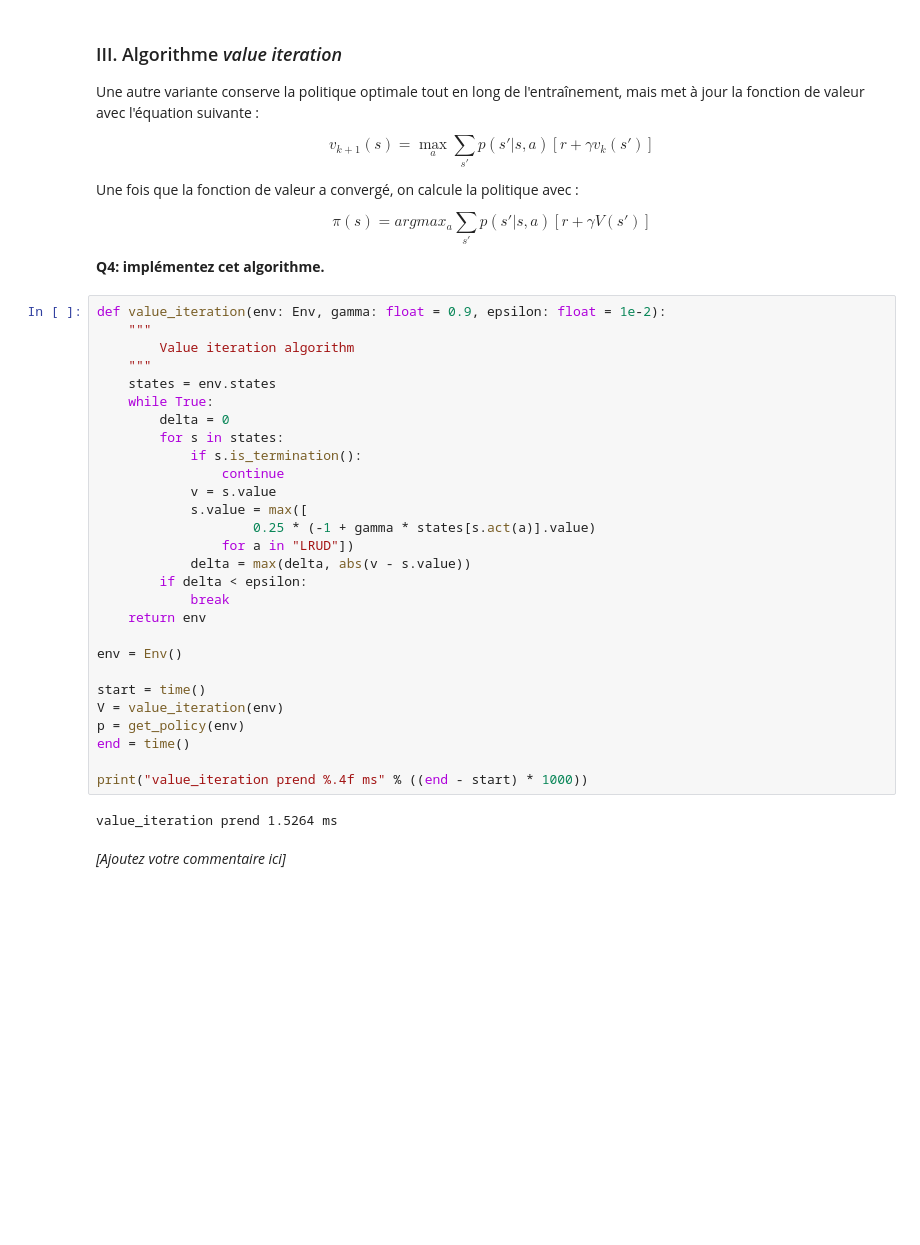
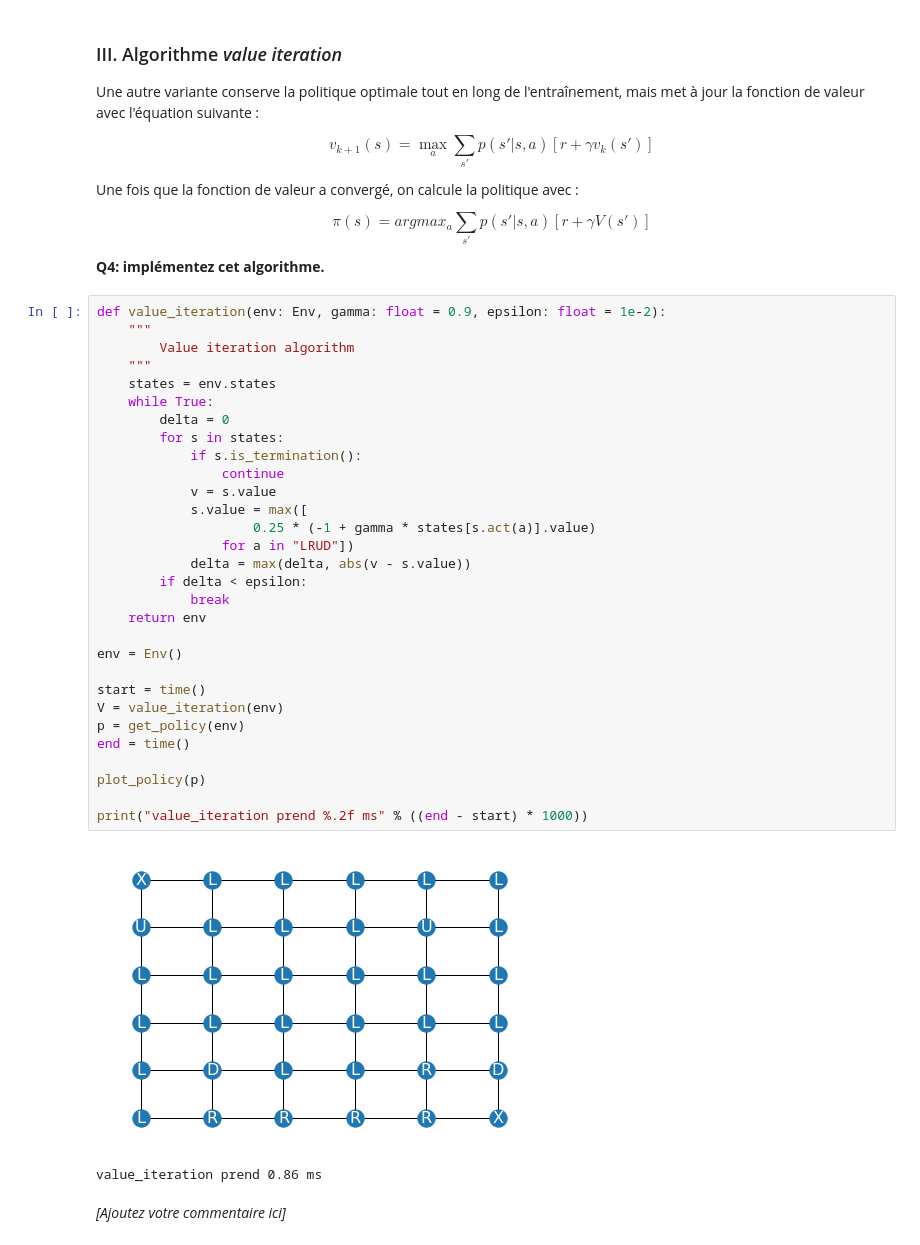
Before and after one commit to Miolith/reinforcement-learning, a Jupyter notebook: TP3.ipynb, the cells around one changed output. Drawn from its saved outputs; the diff is of its cells as text; blank space fills up the shorter version.

```diff
--- a/TP3.ipynb
+++ b/TP3.ipynb
@@ -247,33 +263,36 @@ $$\pi(s) = argmax_a \sum_{s'} p(s'|s,a)[r+\gamma V(s')]$$
 # %%
 def value_iteration(env: Env, gamma: float = 0.9, epsilon: float = 1e-2):
     """
         Value iteration algorithm
     """
     states = env.states
     while True:
         delta = 0
         for s in states:
             if s.is_termination():
                 continue
             v = s.value
             s.value = max([
                     0.25 * (-1 + gamma * states[s.act(a)].value)
                 for a in "LRUD"])
             delta = max(delta, abs(v - s.value))
         if delta < epsilon:
             break
     return env
 
 env = Env()
 
 start = time()
 V = value_iteration(env)
 p = get_policy(env)
 end = time()
 
-print("value_iteration prend %.4f ms" % ((end - start) * 1000))
+plot_policy(p)
+
+print("value_iteration prend %.2f ms" % ((end - start) * 1000))
 # %% [output]
+[figure, added]
-value_iteration prend 1.5264 ms
+value_iteration prend 0.86 ms
 # %% [markdown]
 *[Ajoutez votre commentaire ici]*
 # %% [markdown]
```
Also changed, not shown: parts of 7 cells of this notebook.
